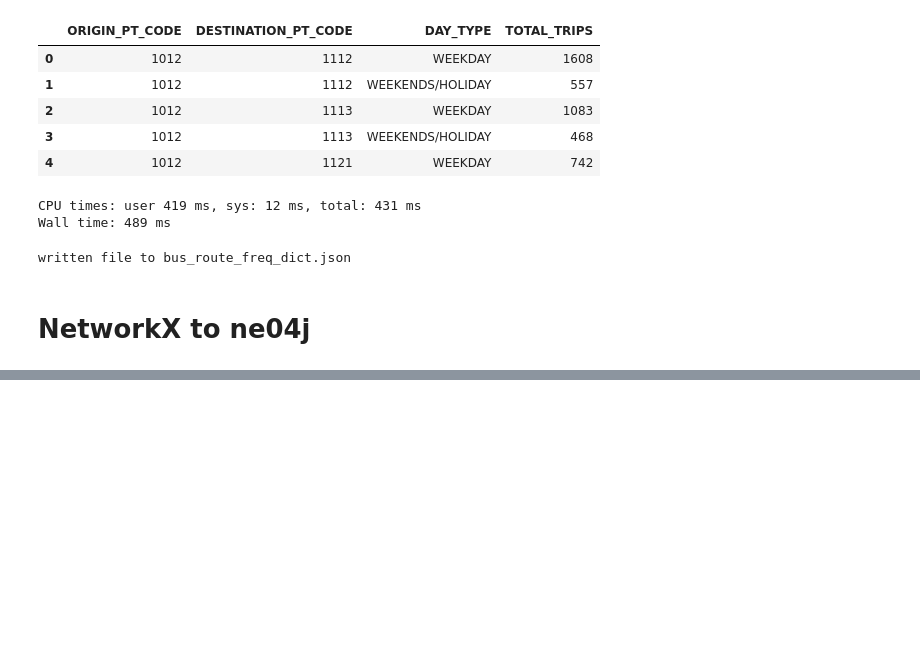
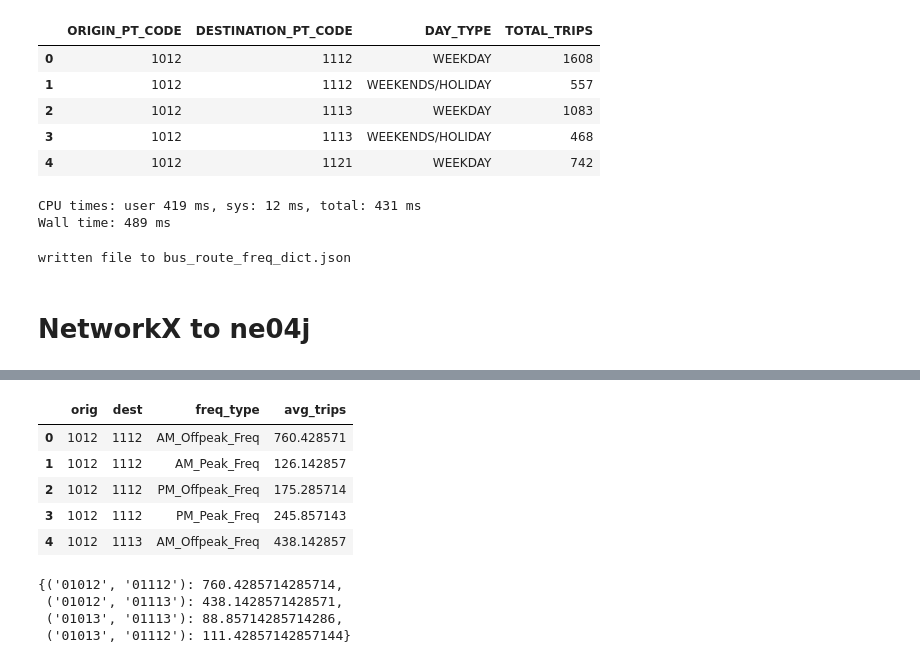
Before and after one commit to kiranbodipati/urban_planning_system, a Jupyter notebook: source-code-kaggle.ipynb, the cells around one changed output, grey strips where cells are left out. Cells and saved outputs as stored; diff of their text form; code cells hidden in the pictures; blank space fills up the shorter version.

```diff
--- a/source-code-kaggle.ipynb
+++ b/source-code-kaggle.ipynb
@@ -544,0 +530,10 @@ ServiceUnavailable: Unable to retrieve routing information
+# %%
+bus_odn = pd.read_csv("./bus_odn.csv")
+bus_odn.head()
+# %% [output]
+|  | orig | dest | freq_type | avg_trips |
+| 0 | 1012 | 1112 | AM_Offpeak_Freq | 760.428571 |
+| 1 | 1012 | 1112 | AM_Peak_Freq | 126.142857 |
+| 2 | 1012 | 1112 | PM_Offpeak_Freq | 175.285714 |
+| 3 | 1012 | 1112 | PM_Peak_Freq | 245.857143 |
+| 4 | 1012 | 1113 | AM_Offpeak_Freq | 438.142857 |
@@ -544,0 +575,7 @@ ServiceUnavailable: Unable to retrieve routing information
+# %%
+nx.get_edge_attributes(bus_transport_graph_copy,'AM_Offpeak_Freq')
+# %% [output]
+{('01012', '01112'): 760.4285714285714,
+ ('01012', '01113'): 438.1428571428571,
+ ('01013', '01113'): 88.85714285714286,
+ ('01013', '01112'): 111.42857142857144}
```
Also changed, not shown: parts of 20 cells of this notebook, 5 other files.
